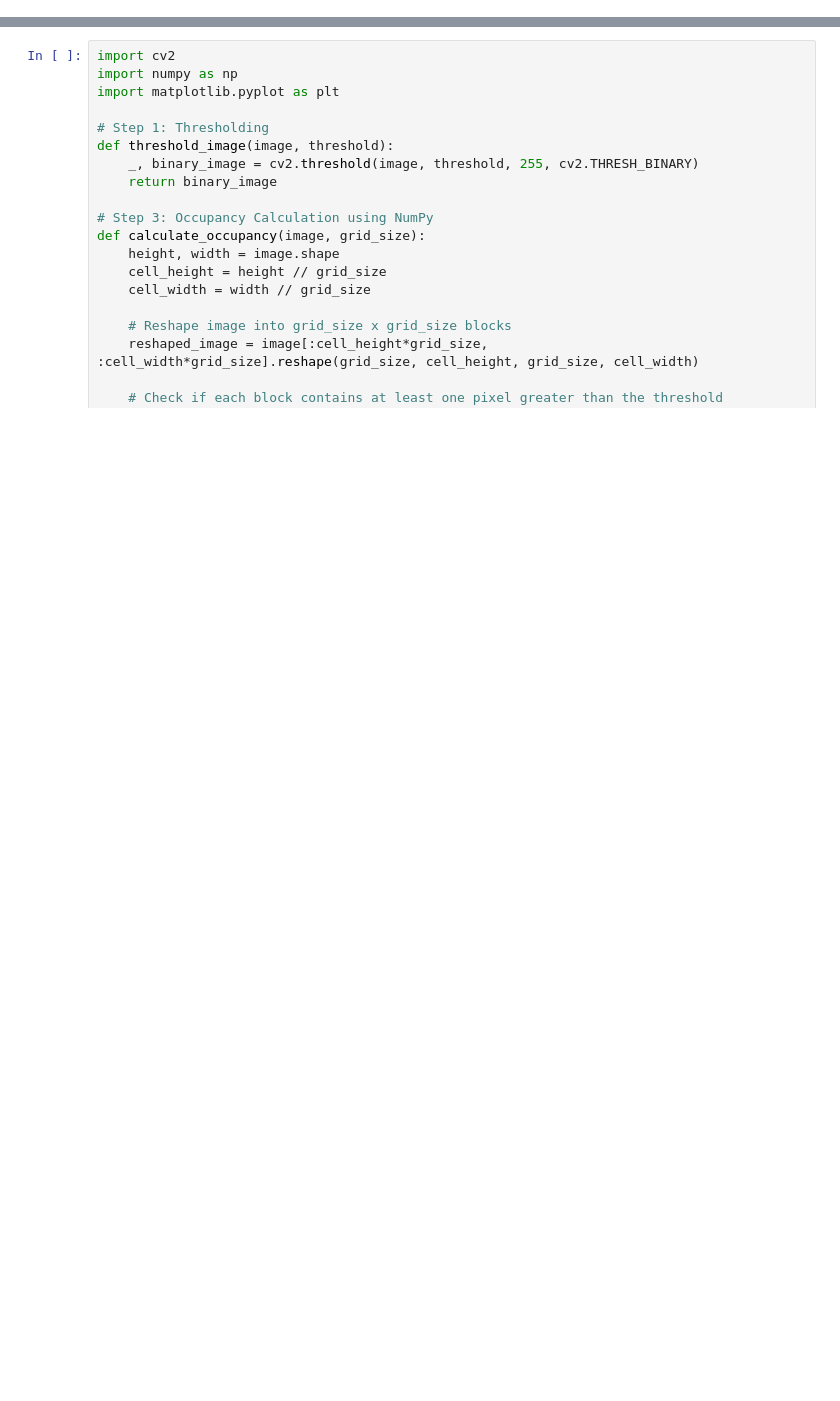
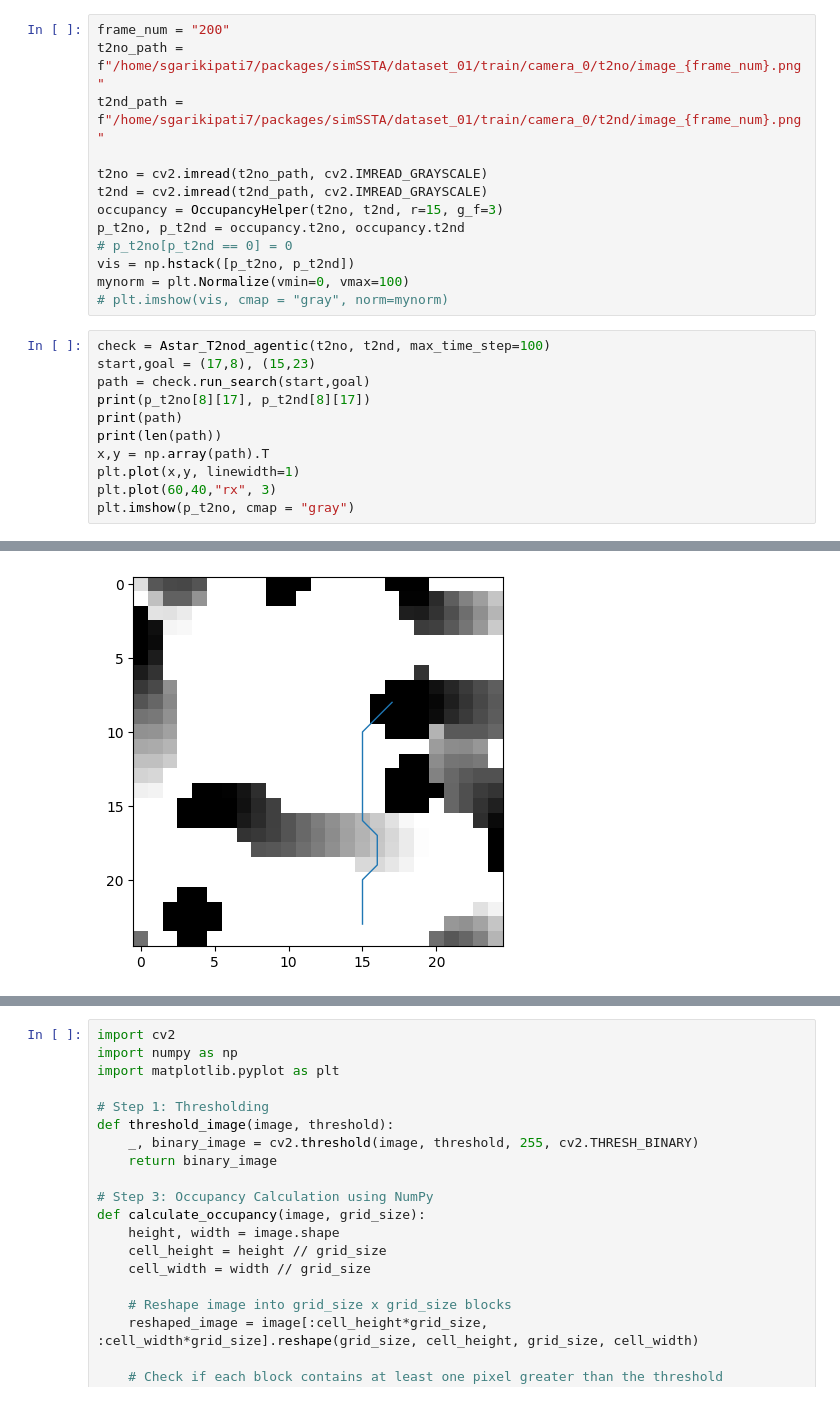
Before and after one commit to shashankGarik/simSSTA, a Jupyter notebook: Untitled-1.ipynb, the cells around one changed output, grey strips where cells are left out. Drawn from its saved outputs; the diff is of its cells as text; blank space fills up the shorter version.

```diff
--- a/Untitled-1.ipynb
+++ b/Untitled-1.ipynb
@@ -0,0 +9,25 @@
+# %%
+frame_num = "200"
+t2no_path = f"/home/sgarikipati7/packages/simSSTA/dataset_01/train/camera_0/t2no/image_{frame_num}.png"
+t2nd_path = f"/home/sgarikipati7/packages/simSSTA/dataset_01/train/camera_0/t2nd/image_{frame_num}.png"
+
+t2no = cv2.imread(t2no_path, cv2.IMREAD_GRAYSCALE)
+t2nd = cv2.imread(t2nd_path, cv2.IMREAD_GRAYSCALE)
+occupancy = OccupancyHelper(t2no, t2nd, r=15, g_f=3)
+p_t2no, p_t2nd = occupancy.t2no, occupancy.t2nd
+# p_t2no[p_t2nd == 0] = 0
+vis = np.hstack([p_t2no, p_t2nd])
+mynorm = plt.Normalize(vmin=0, vmax=100)
+# plt.imshow(vis, cmap = "gray", norm=mynorm)
+# %%
+check = Astar_T2nod_agentic(t2no, t2nd, max_time_step=100)
+start,goal = (17,8), (15,23)
+path = check.run_search(start,goal)
+print(p_t2no[8][17], p_t2nd[8][17])
+print(path)
+print(len(path))
+x,y = np.array(path).T
+plt.plot(x,y, linewidth=1)
+plt.plot(60,40,"rx", 3)
+plt.imshow(p_t2no, cmap = "gray")
+# %% [output]
@@ -0,0 +51 @@
+[figure, added]
```
Also changed, not shown: parts of 3 cells of this notebook, 8 other files.
